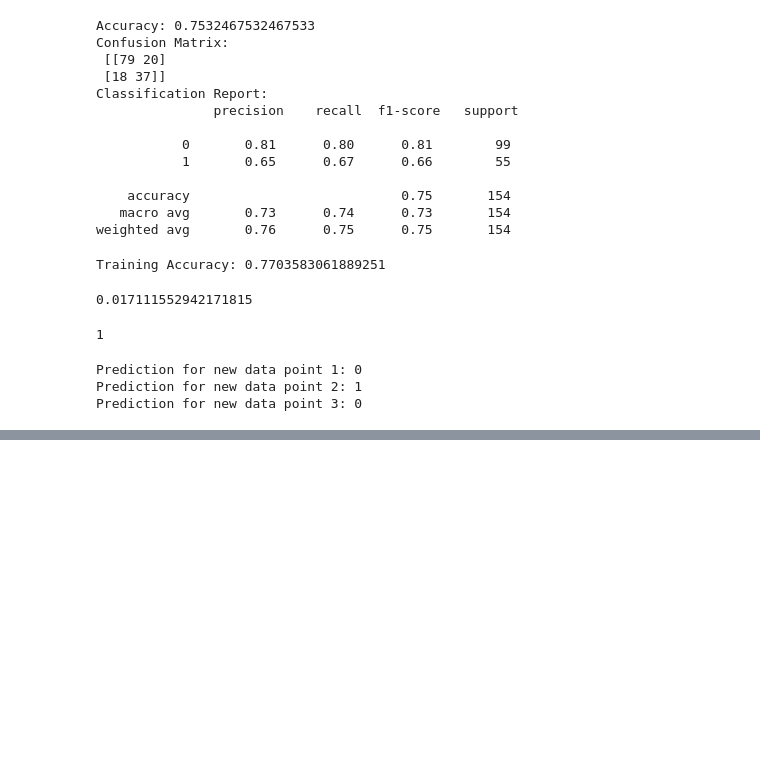
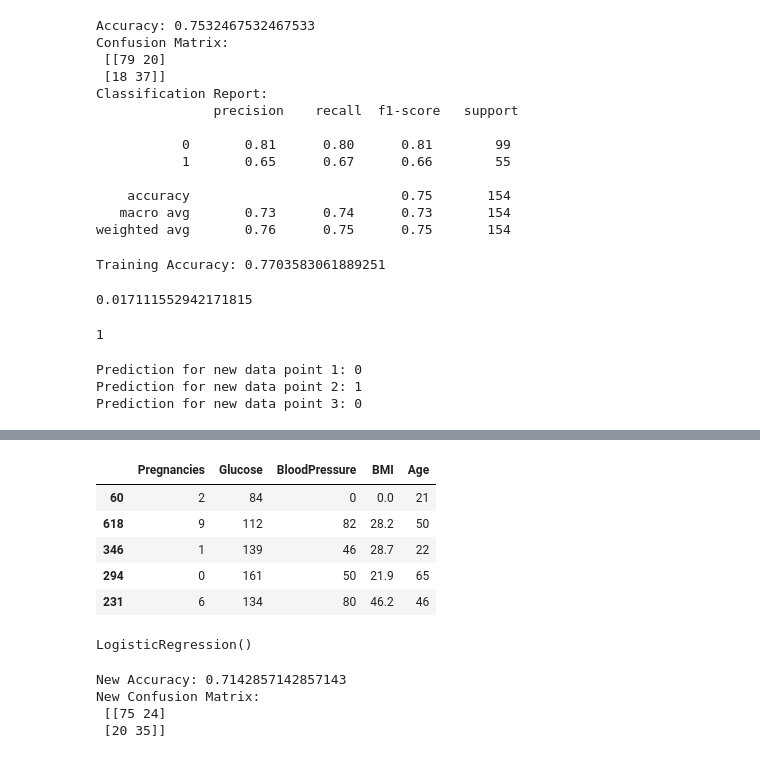
Before and after one commit to Bansnetsajak007/coreMachineLearningandDeepLearning, a Jupyter notebook: Regression/diabetes_detection.ipynb, the cells around one changed output, grey strips where cells are left out. Saved outputs shown, nothing was run; the diff lists cells and outputs as text; code cells hidden in the pictures; blank space fills up the shorter version.

```diff
--- a/diabetes_detection.ipynb
+++ b/Regression/diabetes_detection.ipynb
@@ -103,0 +173,32 @@ Prediction for new data point 3: 0
+# %%
+X_train_new = X_train.drop(columns=['SkinThickness', 'Insulin', 'DiabetesPedigreeFunction'], axis=1)
+X_train_new.head(5)
+# %% [output]
+|  | Pregnancies | Glucose | BloodPressure | BMI | Age |
+| 60 | 2 | 84 | 0 | 0.0 | 21 |
+| 618 | 9 | 112 | 82 | 28.2 | 50 |
+| 346 | 1 | 139 | 46 | 28.7 | 22 |
+| 294 | 0 | 161 | 50 | 21.9 | 65 |
+| 231 | 6 | 134 | 80 | 46.2 | 46 |
+# %%
+from sklearn.preprocessing import StandardScaler
+
+# Fit a new scaler on the reduced feature set
+scaler_new = StandardScaler()
+X_train_scaled_new = scaler_new.fit_transform(X_train_new)
+
+# Refit the model with the new training data
+model = LogisticRegression()
+model.fit(X_train_scaled_new, y_train)
+# %% [output]
+LogisticRegression()
+# %%
+y_pred_hehe = model.predict(scaler_new.transform(X_test.drop(columns=['SkinThickness', 'Insulin', 'DiabetesPedigreeFunction'])))
+from sklearn.metrics import accuracy_score, confusion_matrix, classification_report
+print("New Accuracy:", accuracy_score(y_test, y_pred_hehe))
+print("New Confusion Matrix:\n", confusion_matrix(y_test, y_pred_hehe))
+# %% [output]
+New Accuracy: 0.7142857142857143
+New Confusion Matrix:
+ [[75 24]
+ [20 35]]
```
Also changed, not shown: parts of 2 cells of this notebook, 7 other files.
